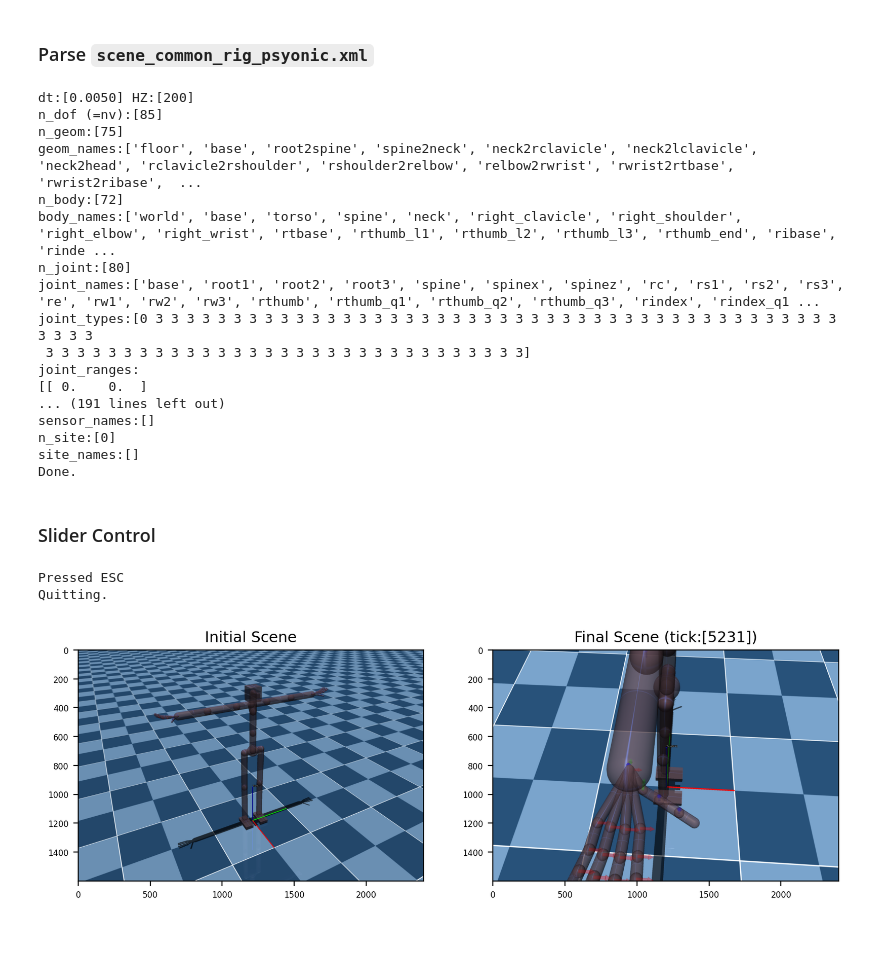
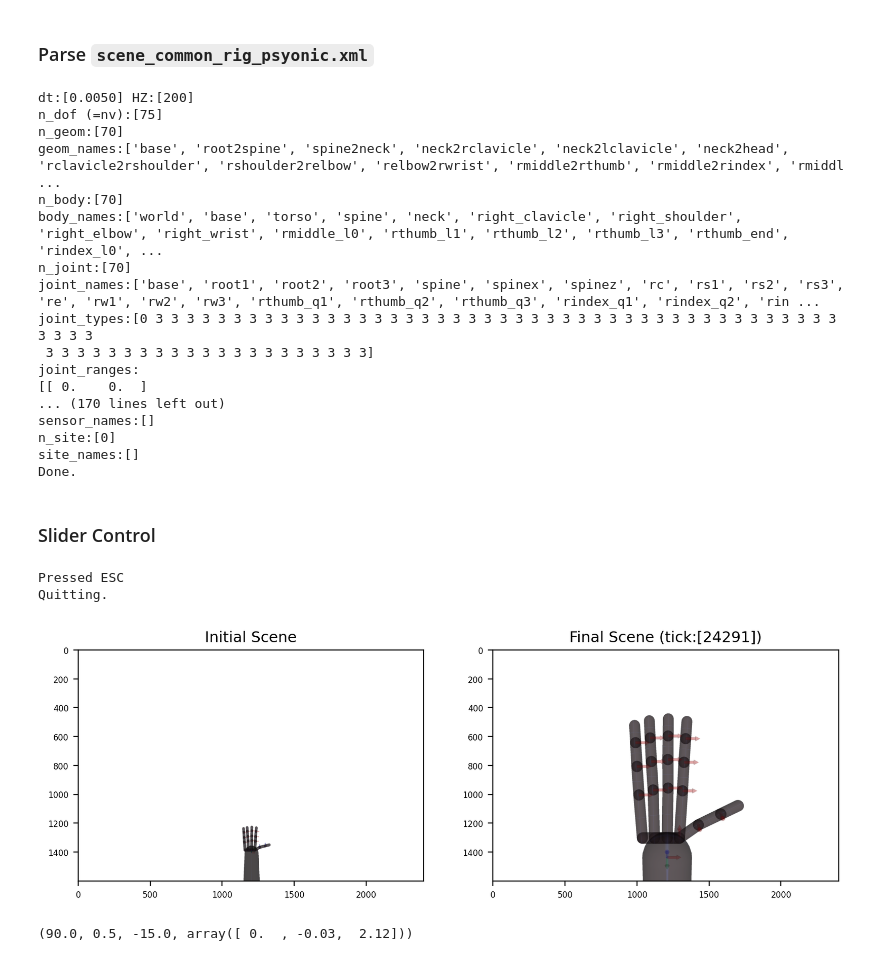
Before and after one commit to kaseungyup/embc-hand-generation, a Jupyter notebook: code/demo_02_common_rig_slider_control.ipynb, the cells around one changed output. Cells and saved outputs as stored; diff of their text form; code cells hidden in the pictures.

```diff
--- a/code/demo_02_common_rig_slider_control.ipynb
+++ b/code/demo_02_common_rig_slider_control.ipynb
@@ -16,7 +16,7 @@ MuJoCo version:[2.3.7]
 # %% [markdown]
 ### Parse `scene_common_rig_psyonic.xml`
 # %%
-xml_path = '../asset/common_rig/scene_common_rig_psyonic.xml'
+xml_path = '../asset/common_rig/scene_common_rig_hand.xml'
 env = MuJoCoParserClass(name='Common-Rig',rel_xml_path=xml_path,VERBOSE=True)
 # Modify the color of body exluding 'world'
 for body_name in env.body_names:
@@ -26,18 +26,18 @@ for body_name in env.body_names:
 print ("Done.")
 # %% [output]
 dt:[0.0050] HZ:[200]
-n_dof (=nv):[85]
-n_geom:[75]
-geom_names:['floor', 'base', 'root2spine', 'spine2neck', 'neck2rclavicle', 'neck2lclavicle', 'neck2head', 'rclavicle2rshoulder', 'rshoulder2relbow', 'relbow2rwrist', 'rwrist2rtbase', 'rwrist2ribase',  ...
-n_body:[72]
-body_names:['world', 'base', 'torso', 'spine', 'neck', 'right_clavicle', 'right_shoulder', 'right_elbow', 'right_wrist', 'rtbase', 'rthumb_l1', 'rthumb_l2', 'rthumb_l3', 'rthumb_end', 'ribase', 'rinde ...
-n_joint:[80]
-joint_names:['base', 'root1', 'root2', 'root3', 'spine', 'spinex', 'spinez', 'rc', 'rs1', 'rs2', 'rs3', 're', 'rw1', 'rw2', 'rw3', 'rthumb', 'rthumb_q1', 'rthumb_q2', 'rthumb_q3', 'rindex', 'rindex_q1 ...
+n_dof (=nv):[75]
+n_geom:[70]
+geom_names:['base', 'root2spine', 'spine2neck', 'neck2rclavicle', 'neck2lclavicle', 'neck2head', 'rclavicle2rshoulder', 'rshoulder2relbow', 'relbow2rwrist', 'rmiddle2rthumb', 'rmiddle2rindex', 'rmiddl ...
+n_body:[70]
+body_names:['world', 'base', 'torso', 'spine', 'neck', 'right_clavicle', 'right_shoulder', 'right_elbow', 'right_wrist', 'rmiddle_l0', 'rthumb_l1', 'rthumb_l2', 'rthumb_l3', 'rthumb_end', 'rindex_l0', ...
+n_joint:[70]
+joint_names:['base', 'root1', 'root2', 'root3', 'spine', 'spinex', 'spinez', 'rc', 'rs1', 'rs2', 'rs3', 're', 'rw1', 'rw2', 'rw3', 'rthumb_q1', 'rthumb_q2', 'rthumb_q3', 'rindex_q1', 'rindex_q2', 'rin ...
 joint_types:[0 3 3 3 3 3 3 3 3 3 3 3 3 3 3 3 3 3 3 3 3 3 3 3 3 3 3 3 3 3 3 3 3 3 3 3 3 3 3 3 3 3 3 3 3 3 3 3 3
- 3 3 3 3 3 3 3 3 3 3 3 3 3 3 3 3 3 3 3 3 3 3 3 3 3 3 3 3 3 3 3]
+ 3 3 3 3 3 3 3 3 3 3 3 3 3 3 3 3 3 3 3 3 3]
 joint_ranges:
 [[ 0.    0.  ]
-... (191 lines left out)
+... (170 lines left out)
 sensor_names:[]
 n_site:[0]
 site_names:[]
@@ -45,7 +45,7 @@ Done.
 # %% [markdown]
 ### Slider Control
 # %%
-HAND_COUPLING = True
+HAND_COUPLING = False
 
 # Initialize sliders for joint control with coupling
 ctrl_joint_names = env.ctrl_names
@@ -114,53 +114,57 @@ while env.is_viewer_alive() and sliders.is_window_exists():
 
     if env.loop_every(tick_every=10):
         # Plot world frame
-        env.plot_T(p=np.zeros(3),R=np.eye(3,3),
-                   PLOT_AXIS=True,axis_len=0.5,axis_width=0.005)
+        # env.plot_T(p=np.zeros(3),R=np.eye(3,3),
+        #            PLOT_AXIS=True,axis_len=0.5,axis_width=0.005)
 
-        # Text information
-        env.plot_T(p=np.array([0,0,0.5]),R=np.eye(3),PLOT_AXIS=False,
-                   label='Tick:[%d]'%(env.tick))
+        # # Text information
+        # env.plot_T(p=np.array([0,0,0.5]),R=np.eye(3),PLOT_AXIS=False,
+        #            label='Tick:[%d]'%(env.tick))
 
-        # Plot bodies
-        for body_name in env.body_names:
-            p,R = env.get_pR_body(body_name=body_name)
-            env.plot_T(p=p,R=R,PLOT_AXIS=False,axis_len=0.1,axis_width=0.005)
+        # # Plot bodies
+        # for body_name in env.body_names:
+        #     p,R = env.get_pR_body(body_name=body_name)
+        #     env.plot_T(p=p,R=R,PLOT_AXIS=False,axis_len=0.1,axis_width=0.005)
 
-        # Plot revolute joints with arrow
-        for rev_joint_idx,rev_joint_name in zip(env.rev_joint_idxs,env.rev_joint_names):
-            axis_joint = env.model.jnt_axis[rev_joint_idx]
-            p_joint,R_joint = env.get_pR_joint(joint_name=rev_joint_name)
-            axis_world = R_joint@axis_joint
-            axis_rgba = np.append(np.eye(3)[:,np.argmax(axis_joint)],0.2)
-            axis_len,axis_r = 0.02,0.002
-            env.plot_arrow_fr2to(
-                p_fr=p_joint,p_to=p_joint+axis_len*axis_world,
-                r=axis_r,rgba=axis_rgba)
+        # # Plot revolute joints with arrow
+        # for rev_joint_idx,rev_joint_name in zip(env.rev_joint_idxs,env.rev_joint_names):
+        #     axis_joint = env.model.jnt_axis[rev_joint_idx]
+        #     p_joint,R_joint = env.get_pR_joint(joint_name=rev_joint_name)
+        #     axis_world = R_joint@axis_joint
+        #     axis_rgba = np.append(np.eye(3)[:,np.argmax(axis_joint)],0.2)
+        #     axis_len,axis_r = 0.02,0.002
+        #     env.plot_arrow_fr2to(
+        #         p_fr=p_joint,p_to=p_joint+axis_len*axis_world,
+        #         r=axis_r,rgba=axis_rgba)
         # Plot contact information
         # env.plot_contact_info(h_arrow=0.3,rgba_arrow=[1,0,0,1],
         #                       PRINT_CONTACT_BODY=True)
         env.render()
 
     # Save image
     if env.is_viewer_alive() and FIRST_FLAG:
         scene_img_init = env.grab_image()
     if env.is_viewer_alive() and env.loop_every(tick_every=100):
         scene_img_final = env.grab_image()
     FIRST_FLAG = False
 
 # Close MuJoCo viewer and sliders
 env.close_viewer()
 sliders.close()
 
 # Plot initial and final scenes
 fig,axs = plt.subplots(1,2,figsize=(10,4))
 plt.subplots_adjust(top=0.85,bottom=0.15,wspace=0.2,hspace=0.5)
 axs[0].imshow(scene_img_init)
 axs[0].set_title('Initial Scene',fontsize=11)
 axs[1].imshow(scene_img_final)
 axs[1].set_title('Final Scene (tick:[%d])'%(env.tick),fontsize=11)
 plt.show()
 # %% [output]
 Pressed ESC
 Quitting.
-[figure, old version]
+[figure, new version]
+# %%
+env.get_viewer_cam_info()
+# %% [output]
+(90.0, 0.5, -15.0, array([ 0.  , -0.03,  2.12]))
```
Also changed, not shown: 7 other files.
